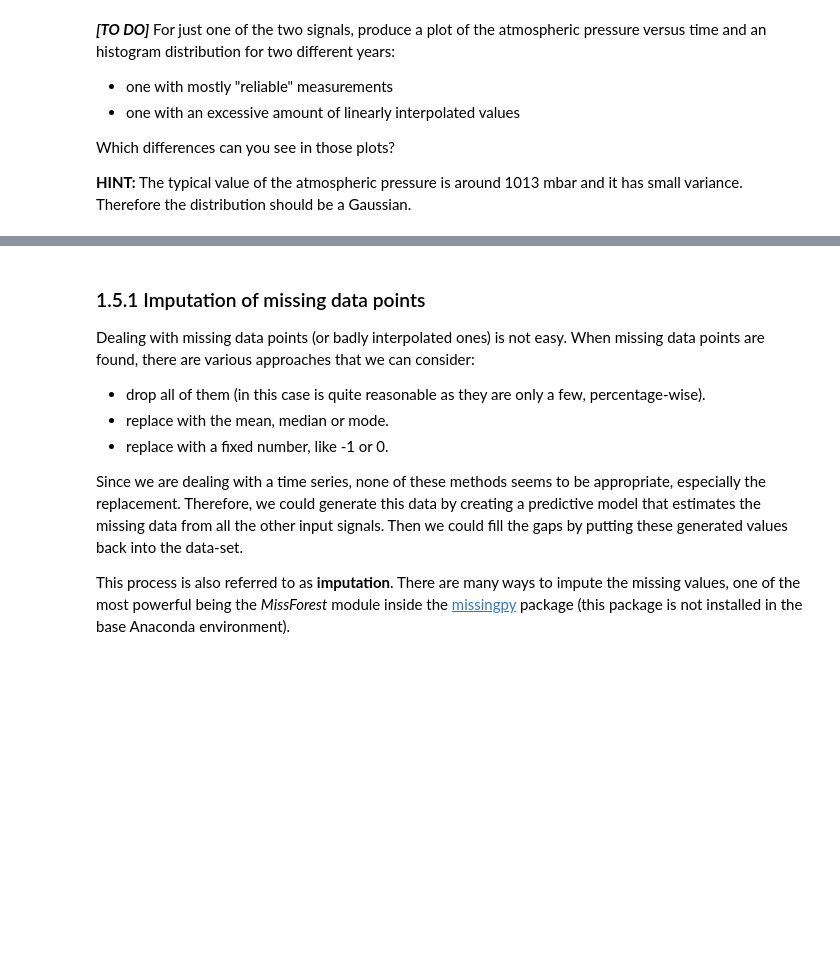
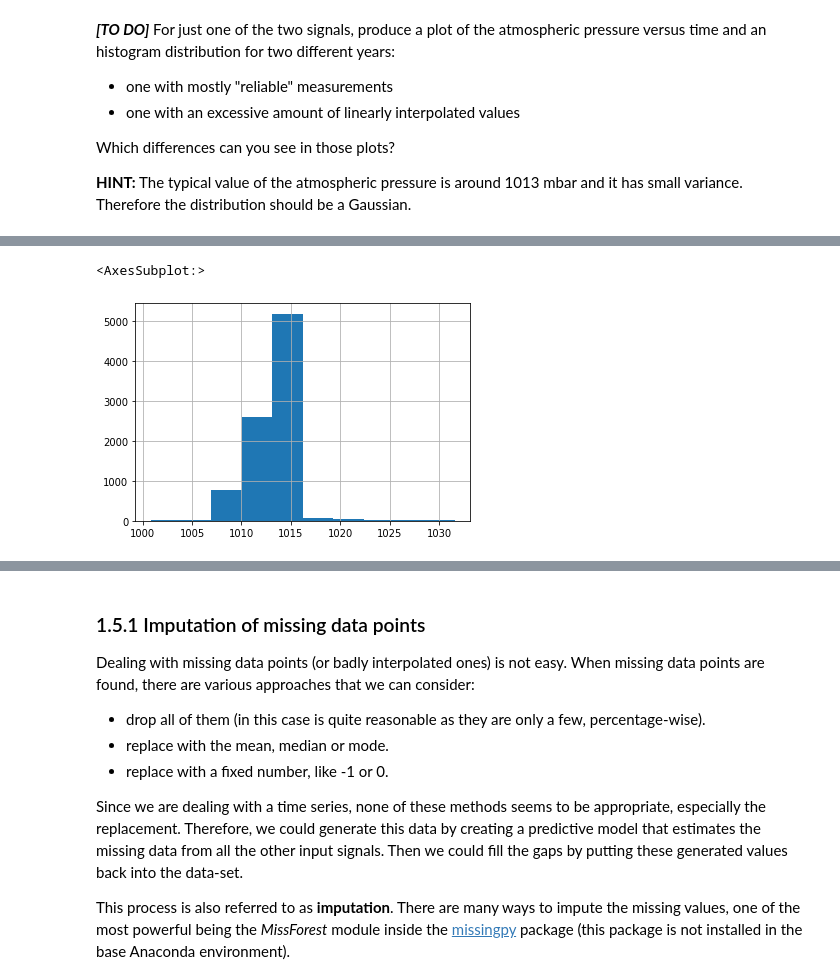
Before and after one commit to UCL-ELEC0136/2-data-processing-nicogig, a Jupyter notebook: 2-data-processing.ipynb, the cells around one changed output, grey strips where cells are left out. Drawn from its saved outputs; the diff is of its cells as text; code cells hidden in the pictures; blank space fills up the shorter version.

```diff
--- a/2-data-processing.ipynb
+++ b/2-data-processing.ipynb
@@ -811,0 +855,5 @@ Which differences can you see in those plots?
+# %%
+df_resampled['Esbjerg'].loc[f'2014-01-01 00:00:00':f'2014-12-31 23:59:59', 'Pressure'].hist()
+# %% [output]
+<AxesSubplot:>
+[figure, added]
```
Also changed, not shown: parts of 12 cells of this notebook, 3 other files.
